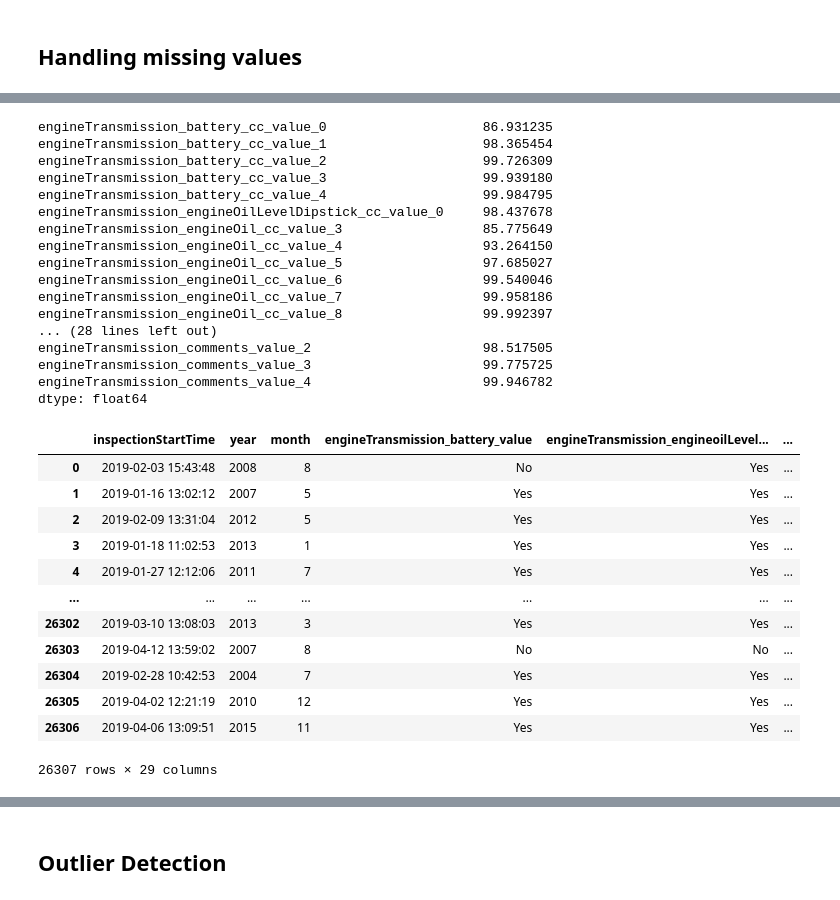
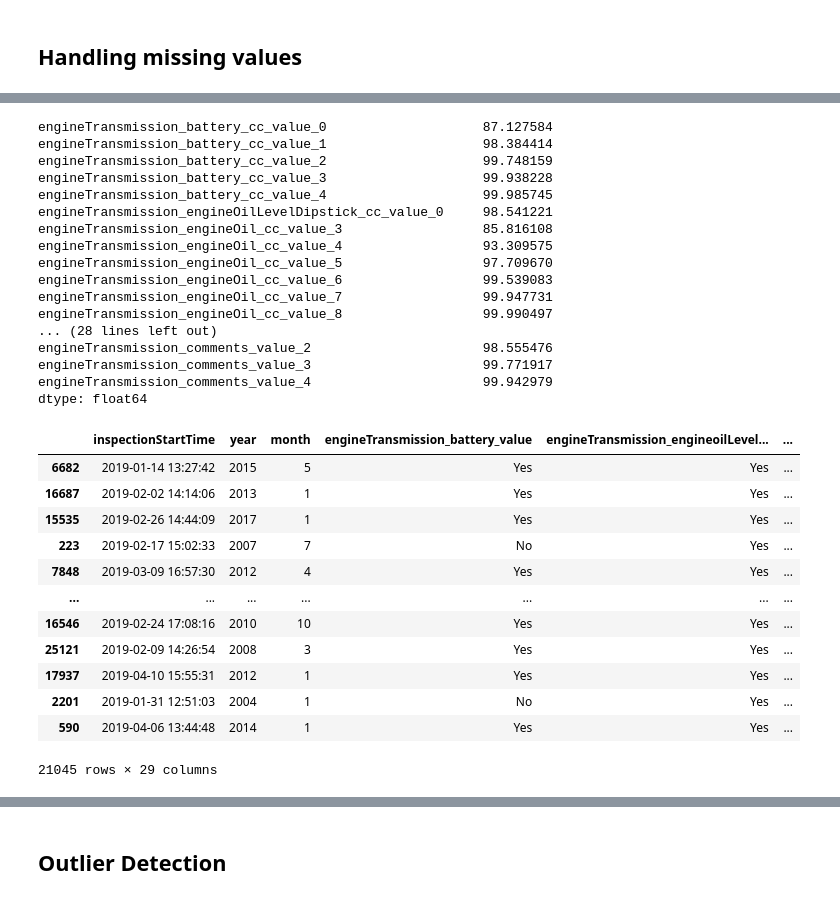
Before and after one commit to indhra/ML_Learnings, a Jupyter notebook: cars24/assignment_1.ipynb, the cells around one changed output, grey strips where cells are left out. Drawn from its saved outputs; the diff is of its cells as text; code cells hidden in the pictures.

```diff
--- a/cars24/assignment_1.ipynb
+++ b/cars24/assignment_1.ipynb
@@ -19,4 +28,5 @@ meta_data_df.head()
 | 4 | engineTransmission_battery_value | condition ok: yes\nelse : no | Independent |
 # %%
 engine_df = read_excel(data_file_path,sheet_name=1)
+engine_df['inspectionStartTime'] = pd.to_datetime(engine_df['inspectionStartTime'])
 engine_df.head()
@@ -56,0 +105,7 @@ engine_df.describe()
+# %%
+# Its crucial to treat training and testing data separately
+
+X_train, X_test, y_train, y_test = train_test_split(engine_df.drop(['rating_engineTransmission'],axis=1), engine_df['rating_engineTransmission'], test_size=0.2, random_state=143)
+train_df = pd.concat([X_train,y_train], axis=1)
+test_df = pd.concat([X_test,y_test], axis=1)
+train_df
@@ -72,7 +141,7 @@ odometer_reading                                int64
 rating_engineTransmission                     float64
 Length: 73, dtype: object
 # %%
-df_filtr = engine_df.drop(['appointmentId'],axis=1)
-df_filtr
+train_df = train_df.drop(['appointmentId'],axis=1)
+train_df
 # %% [output]
 |  | inspectionStartTime | year | month | engineTransmission_battery_value | engineTransmission_battery_cc_val... | ... |
@@ -100,7 +161,7 @@ SyntaxError: unmatched ')' (203462459.py, line 2)
 ## Handling missing values
 # %%
 #check for nan values and its percentage
-missing_perc = (df_filtr.isna().sum()/ df_filtr.shape[0])*100
+missing_perc = (train_df.isna().sum()/ train_df.shape[0])*100
 missing_perc
 # %% [output]
 inspectionStartTime                       0.000000
@@ -122,42 +183,42 @@ Length: 72, dtype: float64
 missing_perc_80 = missing_perc[missing_perc > 80]
 missing_perc_80
 # %% [output]
-engineTransmission_battery_cc_value_0                    86.931235
-engineTransmission_battery_cc_value_1                    98.365454
-engineTransmission_battery_cc_value_2                    99.726309
-engineTransmission_battery_cc_value_3                    99.939180
-engineTransmission_battery_cc_value_4                    99.984795
-engineTransmission_engineOilLevelDipstick_cc_value_0     98.437678
-engineTransmission_engineOil_cc_value_3                  85.775649
-engineTransmission_engineOil_cc_value_4                  93.264150
-engineTransmission_engineOil_cc_value_5                  97.685027
-engineTransmission_engineOil_cc_value_6                  99.540046
-engineTransmission_engineOil_cc_value_7                  99.958186
-engineTransmission_engineOil_cc_value_8                  99.992397
+engineTransmission_battery_cc_value_0                    87.127584
+engineTransmission_battery_cc_value_1                    98.384414
+engineTransmission_battery_cc_value_2                    99.748159
+engineTransmission_battery_cc_value_3                    99.938228
+engineTransmission_battery_cc_value_4                    99.985745
+engineTransmission_engineOilLevelDipstick_cc_value_0     98.541221
+engineTransmission_engineOil_cc_value_3                  85.816108
+engineTransmission_engineOil_cc_value_4                  93.309575
+engineTransmission_engineOil_cc_value_5                  97.709670
+engineTransmission_engineOil_cc_value_6                  99.539083
+engineTransmission_engineOil_cc_value_7                  99.947731
+engineTransmission_engineOil_cc_value_8                  99.990497
 ... (28 lines left out)
-engineTransmission_comments_value_2                      98.517505
-engineTransmission_comments_value_3                      99.775725
-engineTransmission_comments_value_4                      99.946782
+engineTransmission_comments_value_2                      98.555476
+engineTransmission_comments_value_3                      99.771917
+engineTransmission_comments_value_4                      99.942979
 dtype: float64
 # %%
 # missing_perc_80.index.tolist()
 # %%
-df_filtr = df_filtr.drop( missing_perc_80.index.tolist(), axis=1)
-df_filtr
+train_df = train_df.drop( missing_perc_80.index.tolist(), axis=1)
+train_df
 # %% [output]
 |  | inspectionStartTime | year | month | engineTransmission_battery_value | engineTransmission_engineoilLevel... | ... |
-| 0 | 2019-02-03 15:43:48 | 2008 | 8 | No | Yes | ... |
-| 1 | 2019-01-16 13:02:12 | 2007 | 5 | Yes | Yes | ... |
-| 2 | 2019-02-09 13:31:04 | 2012 | 5 | Yes | Yes | ... |
-| 3 | 2019-01-18 11:02:53 | 2013 | 1 | Yes | Yes | ... |
-| 4 | 2019-01-27 12:12:06 | 2011 | 7 | Yes | Yes | ... |
+| 6682 | 2019-01-14 13:27:42 | 2015 | 5 | Yes | Yes | ... |
+| 16687 | 2019-02-02 14:14:06 | 2013 | 1 | Yes | Yes | ... |
+| 15535 | 2019-02-26 14:44:09 | 2017 | 1 | Yes | Yes | ... |
+| 223 | 2019-02-17 15:02:33 | 2007 | 7 | No | Yes | ... |
+| 7848 | 2019-03-09 16:57:30 | 2012 | 4 | Yes | Yes | ... |
 | ... | ... | ... | ... | ... | ... | ... |
-| 26302 | 2019-03-10 13:08:03 | 2013 | 3 | Yes | Yes | ... |
-| 26303 | 2019-04-12 13:59:02 | 2007 | 8 | No | No | ... |
-| 26304 | 2019-02-28 10:42:53 | 2004 | 7 | Yes | Yes | ... |
-| 26305 | 2019-04-02 12:21:19 | 2010 | 12 | Yes | Yes | ... |
-| 26306 | 2019-04-06 13:09:51 | 2015 | 11 | Yes | Yes | ... |
+| 16546 | 2019-02-24 17:08:16 | 2010 | 10 | Yes | Yes | ... |
+| 25121 | 2019-02-09 14:26:54 | 2008 | 3 | Yes | Yes | ... |
+| 17937 | 2019-04-10 15:55:31 | 2012 | 1 | Yes | Yes | ... |
+| 2201 | 2019-01-31 12:51:03 | 2004 | 1 | No | Yes | ... |
+| 590 | 2019-04-06 13:44:48 | 2014 | 1 | Yes | Yes | ... |
-26307 rows × 29 columns
+21045 rows × 29 columns
 # %%
 # check for unique values i.e variance of data
 
```
Also changed, not shown: parts of 32 cells of this notebook, 1 other file.
